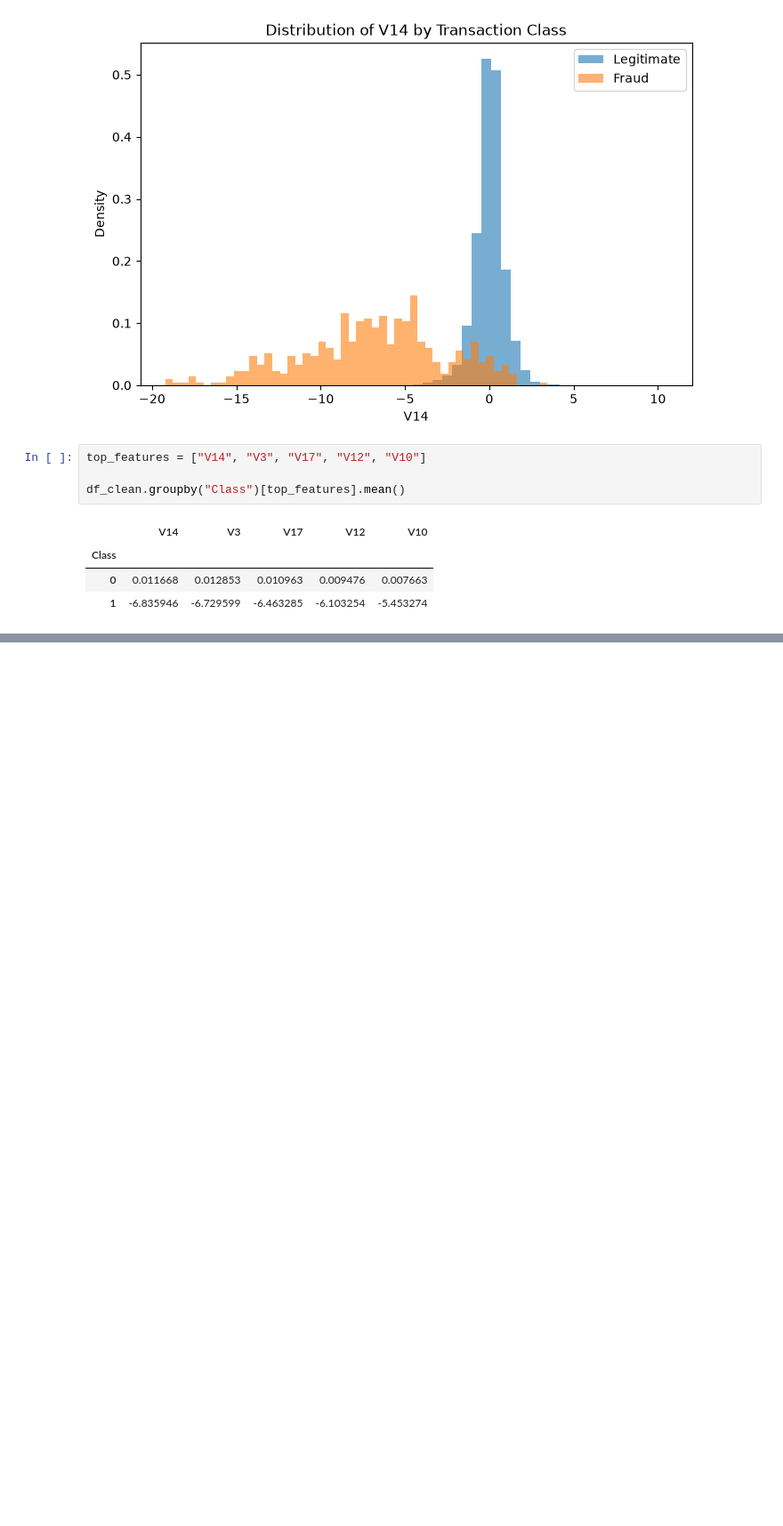
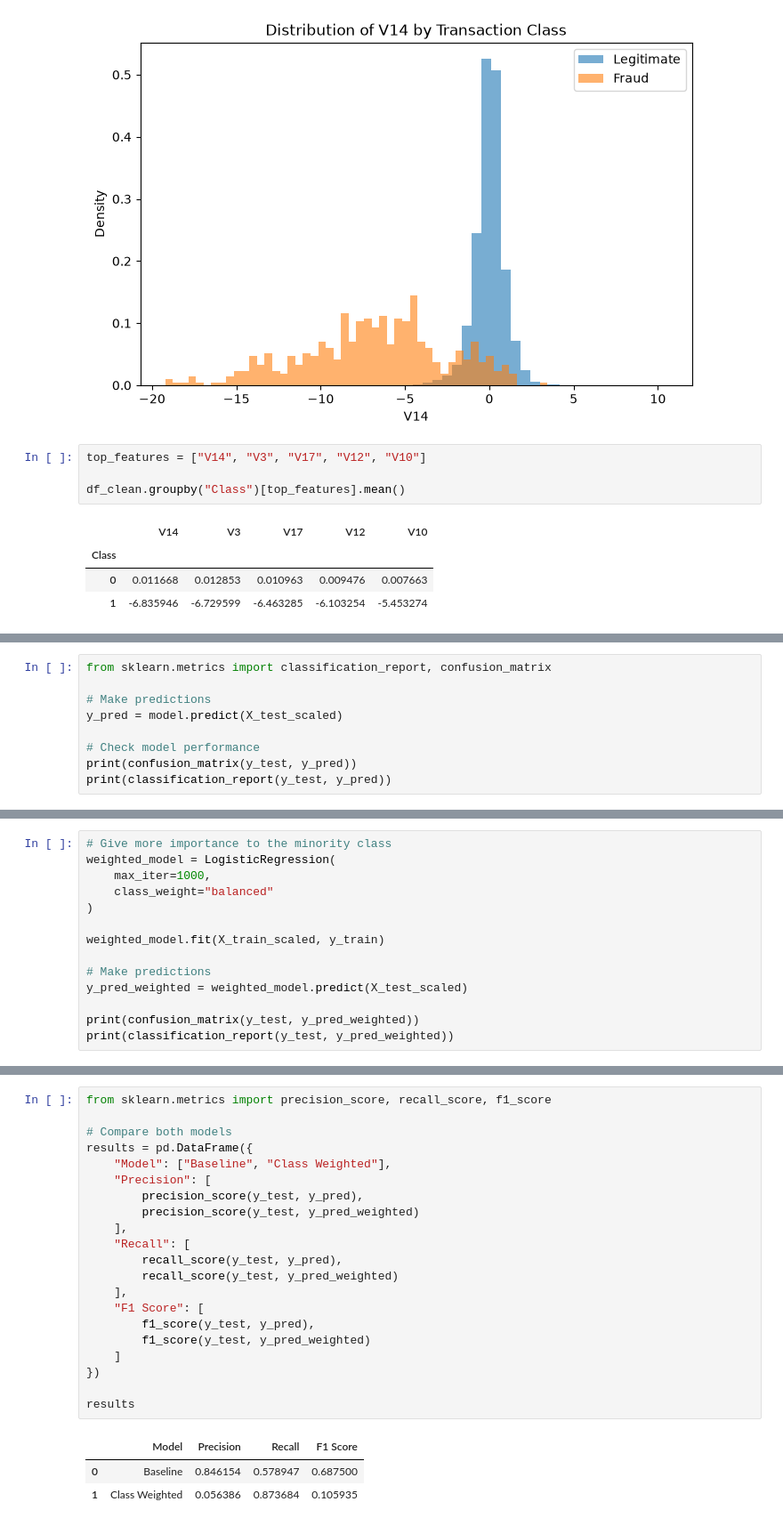
Before and after one commit to AgnesJohn17/Real-time-fraud-detection, a Jupyter notebook: notebooks/01_exploratory_analysis.ipynb, the cells around one changed output, grey strips where cells are left out. Shown at 89% size. Cells and saved outputs as stored; diff of their text form; blank space fills up the shorter version.

```diff
--- a/notebooks/01_exploratory_analysis.ipynb
+++ b/notebooks/01_exploratory_analysis.ipynb
@@ -291,0 +344,9 @@ df_clean.groupby("Class")[top_features].mean()
+# %%
+from sklearn.metrics import classification_report, confusion_matrix
+
+# Make predictions
+y_pred = model.predict(X_test_scaled)
+
+# Check model performance
+print(confusion_matrix(y_test, y_pred))
+print(classification_report(y_test, y_pred))
@@ -291,0 +370,14 @@ df_clean.groupby("Class")[top_features].mean()
+# %%
+# Give more importance to the minority class
+weighted_model = LogisticRegression(
+    max_iter=1000,
+    class_weight="balanced"
+)
+
+weighted_model.fit(X_train_scaled, y_train)
+
+# Make predictions
+y_pred_weighted = weighted_model.predict(X_test_scaled)
+
+print(confusion_matrix(y_test, y_pred_weighted))
+print(classification_report(y_test, y_pred_weighted))
@@ -291,0 +399,25 @@ df_clean.groupby("Class")[top_features].mean()
+# %%
+from sklearn.metrics import precision_score, recall_score, f1_score
+
+# Compare both models
+results = pd.DataFrame({
+    "Model": ["Baseline", "Class Weighted"],
+    "Precision": [
+        precision_score(y_test, y_pred),
+        precision_score(y_test, y_pred_weighted)
+    ],
+    "Recall": [
+        recall_score(y_test, y_pred),
+        recall_score(y_test, y_pred_weighted)
+    ],
+    "F1 Score": [
+        f1_score(y_test, y_pred),
+        f1_score(y_test, y_pred_weighted)
+    ]
+})
+
+results
+# %% [output]
+|  | Model | Precision | Recall | F1 Score |
+| 0 | Baseline | 0.846154 | 0.578947 | 0.687500 |
+| 1 | Class Weighted | 0.056386 | 0.873684 | 0.105935 |
```
Also changed, not shown: parts of 15 cells of this notebook.
